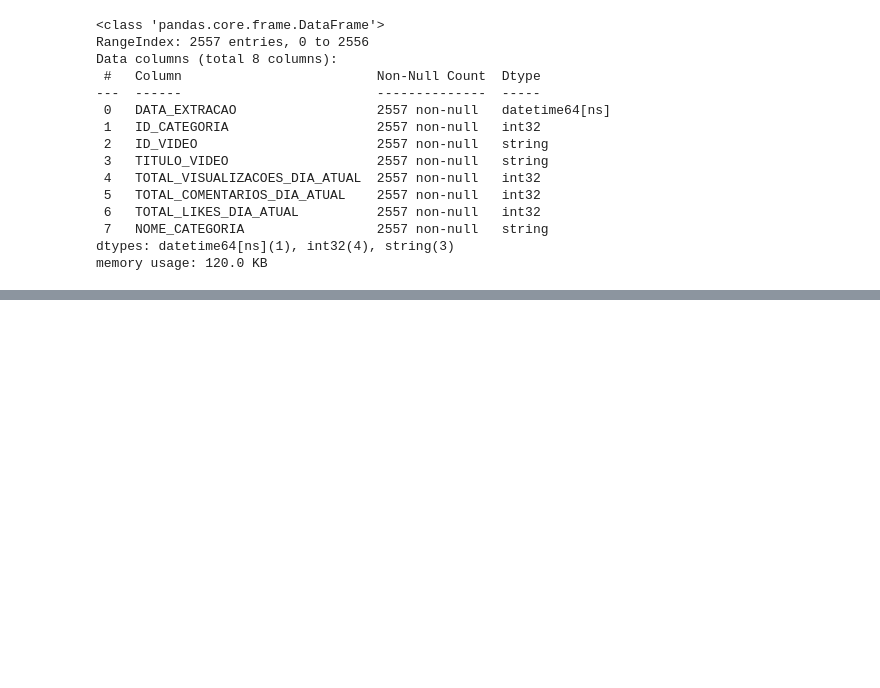
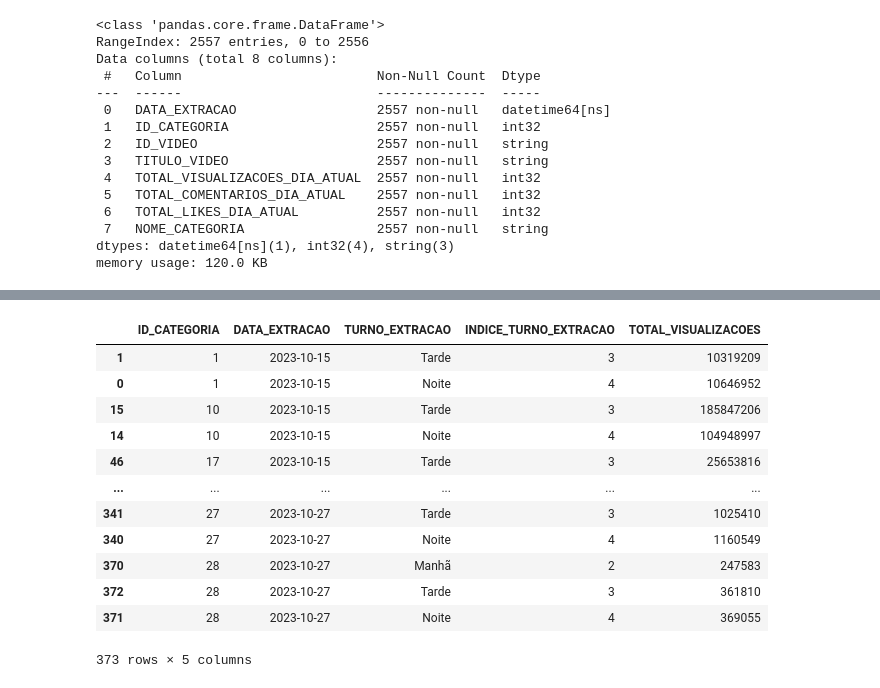
Before and after one commit to rodrigorocha1/analise_dados_youtube, a Jupyter notebook: notebooks/etl_trends.ipynb, the cells around one changed output, grey strips where cells are left out. Drawn from its saved outputs; the diff is of its cells as text; code cells hidden in the pictures; blank space fills up the shorter version.

```diff
--- a/notebooks/etl_trends.ipynb
+++ b/notebooks/etl_trends.ipynb
@@ -618,0 +664,20 @@ df_teste.to_parquet('../data/ouro_csv/trends/popularidade_video_categoria.parque
+# %%
+base_desempenho_categoria_turno = base_desempenho_categoria_turno.groupby(['ID_CATEGORIA', 'DATA_EXTRACAO', 'TURNO_EXTRACAO', 'INDICE_TURNO_EXTRACAO']) \
+    .agg(
+        TOTAL_VISUALIZACOES=('TOTAL_VISUALIZACOES', 'sum')
+    ).reset_index()
+base_desempenho_categoria_turno['ID_CATEGORIA'] = base_desempenho_categoria_turno['ID_CATEGORIA'].astype('int32')
+# %% [output]
+|  | ID_CATEGORIA | DATA_EXTRACAO | TURNO_EXTRACAO | INDICE_TURNO_EXTRACAO | TOTAL_VISUALIZACOES |
+| 1 | 1 | 2023-10-15 | Tarde | 3 | 10319209 |
+| 0 | 1 | 2023-10-15 | Noite | 4 | 10646952 |
+| 15 | 10 | 2023-10-15 | Tarde | 3 | 185847206 |
+| 14 | 10 | 2023-10-15 | Noite | 4 | 104948997 |
+| 46 | 17 | 2023-10-15 | Tarde | 3 | 25653816 |
+| ... | ... | ... | ... | ... | ... |
+| 341 | 27 | 2023-10-27 | Tarde | 3 | 1025410 |
+| 340 | 27 | 2023-10-27 | Noite | 4 | 1160549 |
+| 370 | 28 | 2023-10-27 | Manhã | 2 | 247583 |
+| 372 | 28 | 2023-10-27 | Tarde | 3 | 361810 |
+| 371 | 28 | 2023-10-27 | Noite | 4 | 369055 |
+373 rows × 5 columns
```
Also changed, not shown: parts of 9 cells of this notebook.
